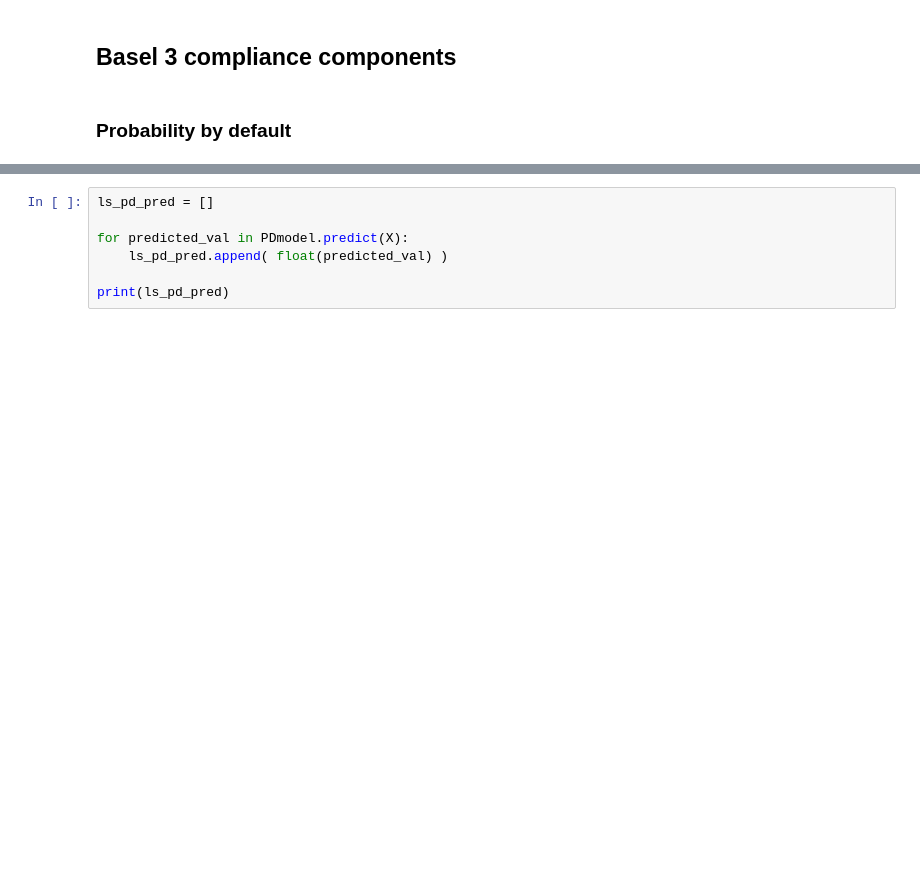
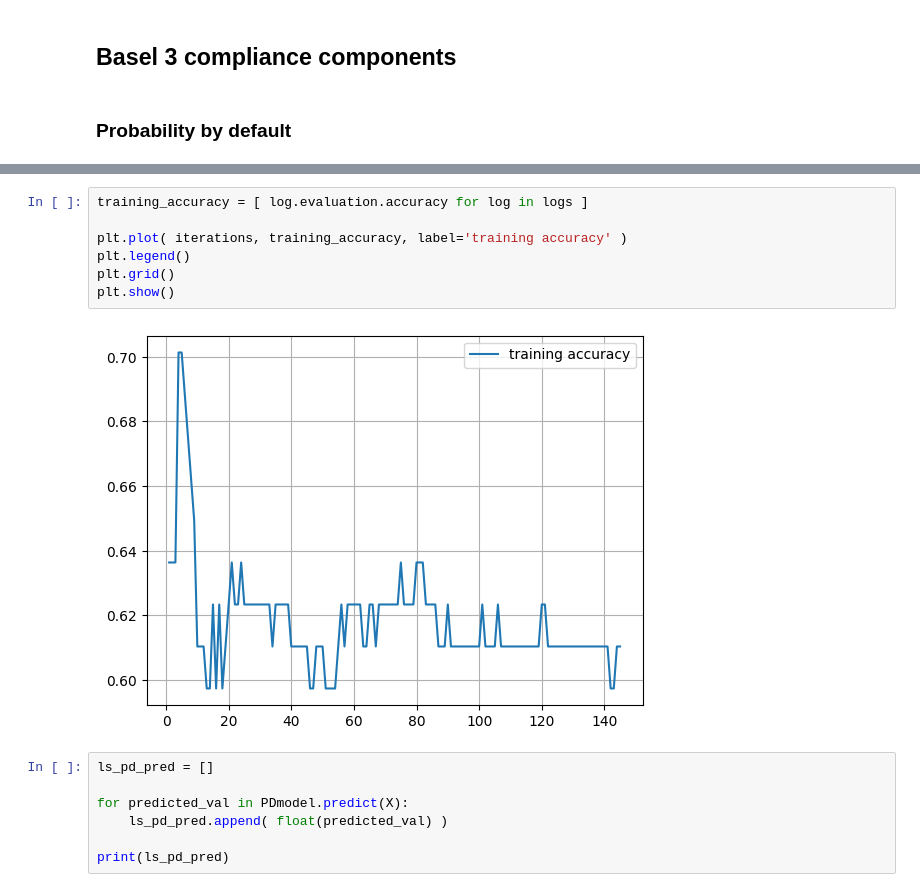
Before and after one commit to oliszymanski/loan-risk-prediction, a Jupyter notebook: notebooks/basel_3_implementation.ipynb, the cells around one changed output, grey strips where cells are left out. Saved outputs shown, nothing was run; the diff lists cells and outputs as text; blank space fills up the shorter version.

```diff
--- a/notebooks/basel_3_implementation.ipynb
+++ b/notebooks/basel_3_implementation.ipynb
@@ -72,3 +88,12 @@ Model trained in 0:00:00.642251
+# %%
+training_accuracy = [ log.evaluation.accuracy for log in logs ]
+
+plt.plot( iterations, training_accuracy, label='training accuracy' )
+plt.legend()
+plt.grid()
+plt.show()
+# %% [output]
+[figure, added]
 # %%
 ls_pd_pred = []
 
```
Also changed, not shown: parts of 7 cells of this notebook.
